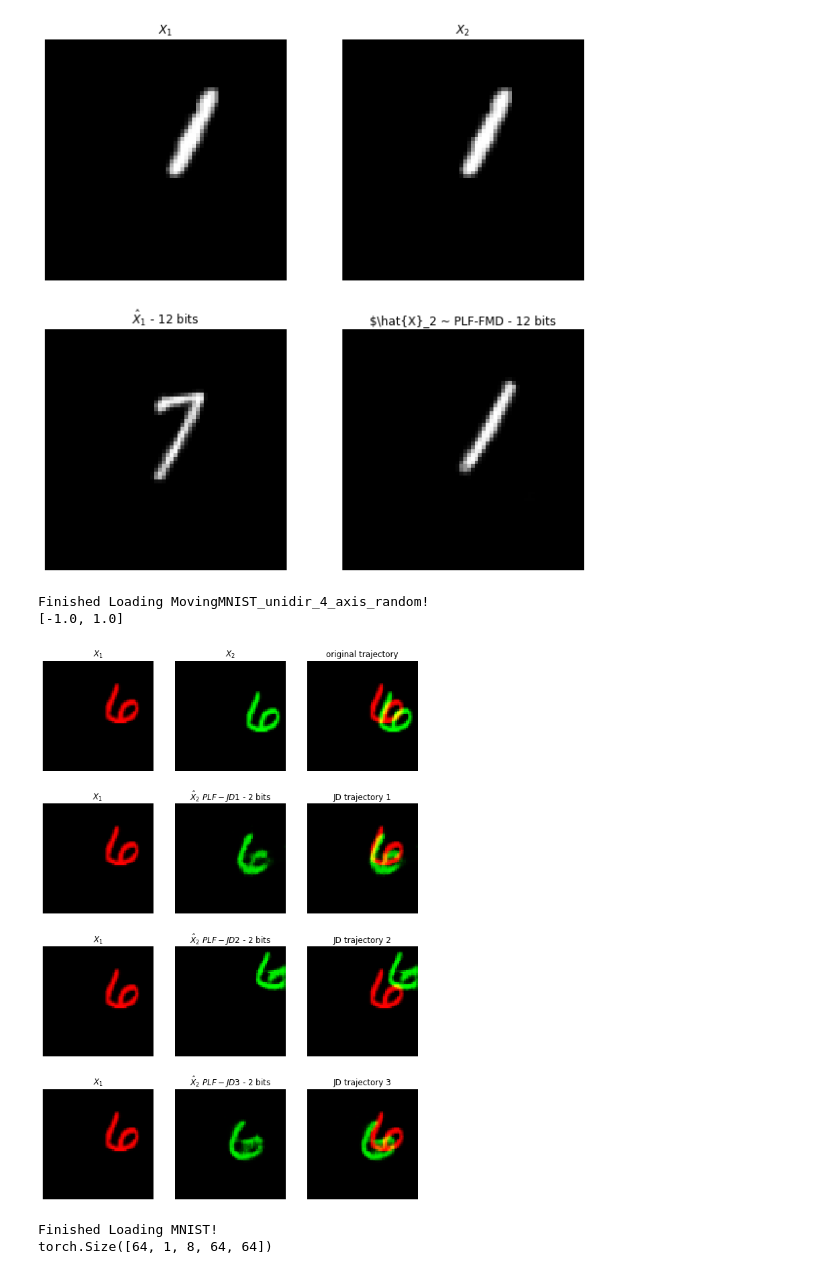
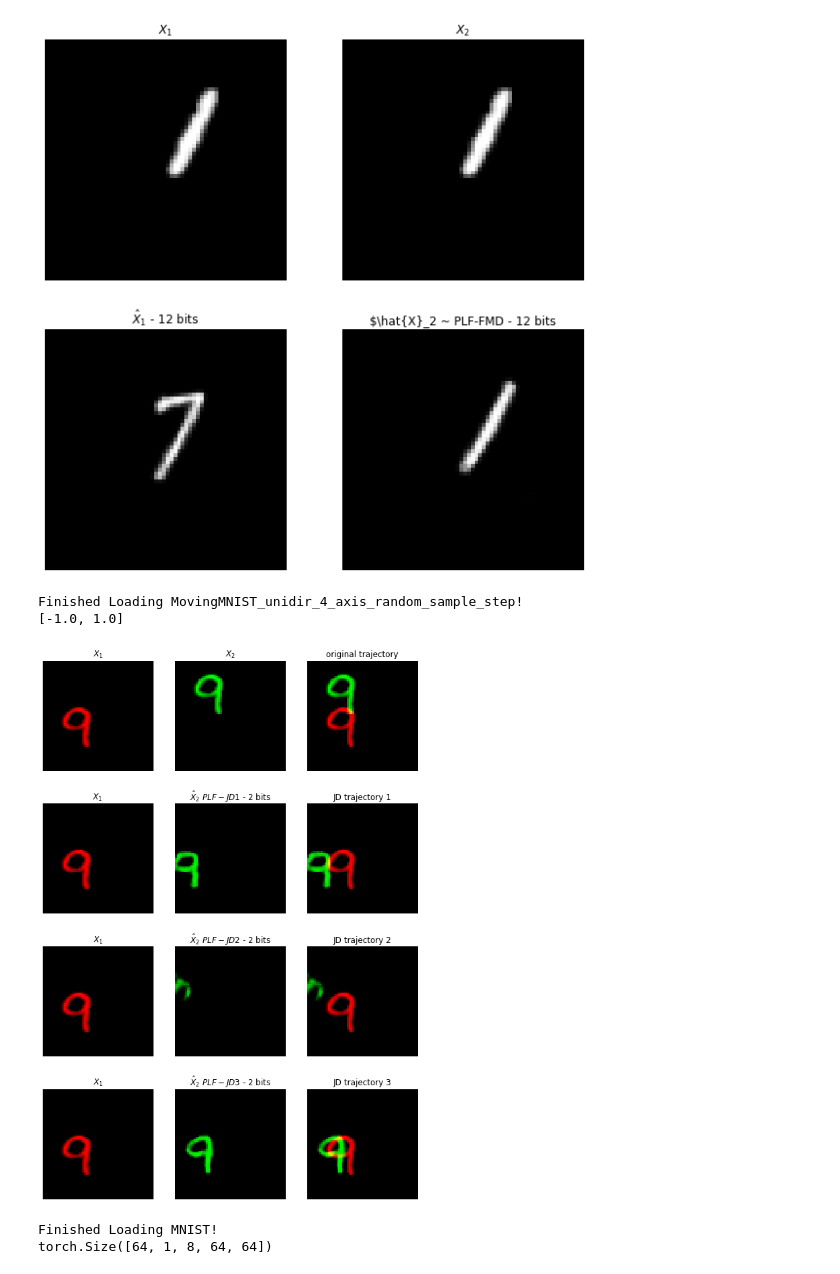
Before and after one commit to jadick/URDP_flow, a Jupyter notebook: Plots.ipynb, the cells around one changed output. Cells and saved outputs as stored; diff of their text form; code cells hidden in the pictures.

```diff
--- a/Plots.ipynb
+++ b/Plots.ipynb
@@ -392,13 +392,15 @@ def inf_eps_JD(lambda_ = 0.0 , eps = 2, x = 0, step =5, dataset = 'mmnist_unidir
                     x_2_hat_JD3[0,0:,:],
                    eps)
 # %%
-loader, _ = get_dataloader(data_root='./data/', dataset = 'mmnist_unidir_4_axis_random', seq_len=3, batch_size=64, num_digits=1, step = [11,5])
+dataset = 'mmnist_4_axis_random_sample_step'
+step = 20
+loader, _ = get_dataloader(data_root='./data/', dataset = dataset, seq_len=3, batch_size=64, num_digits=1, step = step)
 x = next(iter(loader)).permute(0, 4, 1, 2, 3).to(device).float()
-inf_eps_JD(lambda_ = 0.05 , eps = 2, x = x, step =[11,5], dataset = 'mmnist_unidir_4_axis_random')
+inf_eps_JD(lambda_ = 0.03 , eps = 2, x = x, step =20, dataset = dataset)
 # %% [output]
-Finished Loading MovingMNIST_unidir_4_axis_random!
+Finished Loading MovingMNIST_unidir_4_axis_random_sample_step!
 [-1.0, 1.0]
-[figure, old version]
+[figure, new version]
 # %%
 def plot_img_series_FMD(x_1,x_2,x_2_hat_JD1, x_2_hat_JD2,x_2_hat_JD3, bitrate):
     fig, axarr = plt.subplots(4,3)
```
Also changed, not shown: parts of 3 cells of this notebook, 20 other files.
